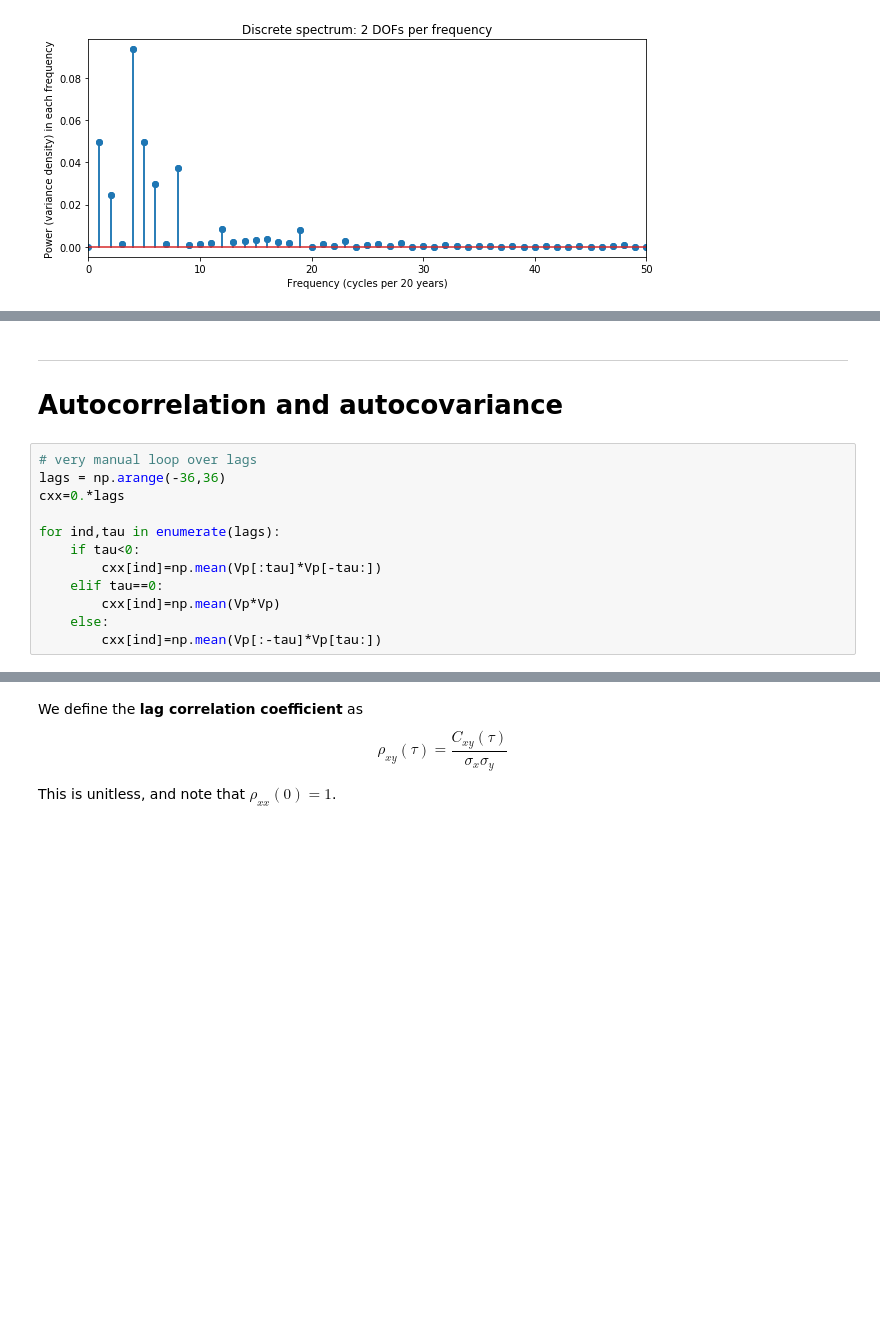
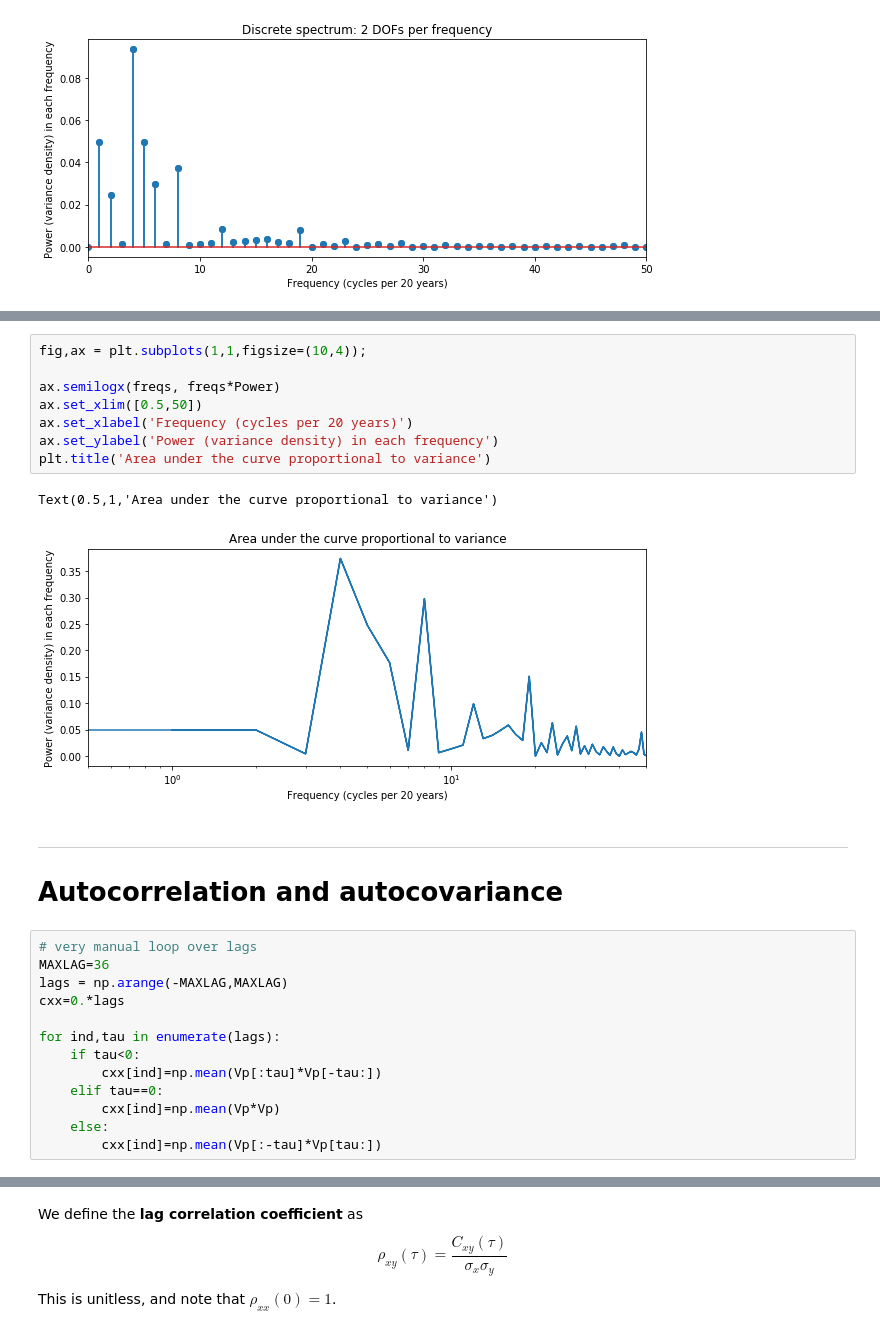
Before and after one commit to amiedobracki/MPO624-2020, a Jupyter notebook: Course_Modules_Topics_Notebooks/series_analyses_and_FFT/ENSO20y_spectra.ipynb, the cells around one changed output, grey strips where cells are left out. Drawn from its saved outputs; the diff is of its cells as text; blank space fills up the shorter version.

```diff
--- a/Course_Modules_Topics_Notebooks/series_analyses_and_FFT/ENSO20y_spectra.ipynb
+++ b/Course_Modules_Topics_Notebooks/series_analyses_and_FFT/ENSO20y_spectra.ipynb
@@ -124,10 +148,22 @@ Variance is 0.69002205 (m/s)^2: matches 0.6900220513343812
+# %%
+fig,ax = plt.subplots(1,1,figsize=(10,4));
+
+ax.semilogx(freqs, freqs*Power)
+ax.set_xlim([0.5,50])
+ax.set_xlabel('Frequency (cycles per 20 years)')
+ax.set_ylabel('Power (variance density) in each frequency')
+plt.title('Area under the curve proportional to variance')
+# %% [output]
+Text(0.5,1,'Area under the curve proportional to variance')
+[figure, added]
 # %% [markdown]
 ------------
 <a name='autocorrelation'></a>
 # Autocorrelation and autocovariance
 # %%
 # very manual loop over lags
-lags = np.arange(-36,36)
+MAXLAG=36
+lags = np.arange(-MAXLAG,MAXLAG)
 cxx=0.*lags
 
 for ind,tau in enumerate(lags):
```
Also changed, not shown: parts of 8 cells of this notebook, 4 other files.
